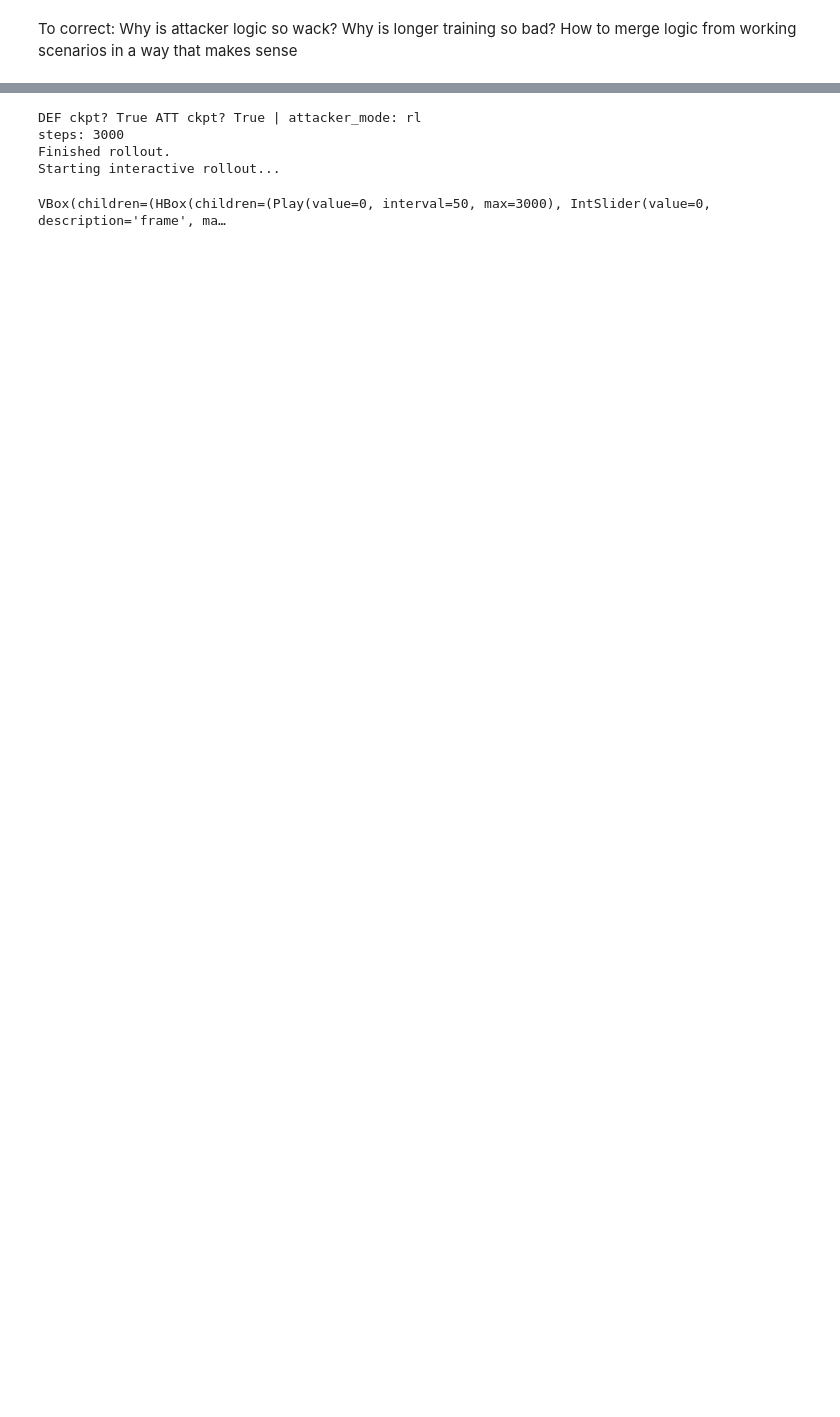
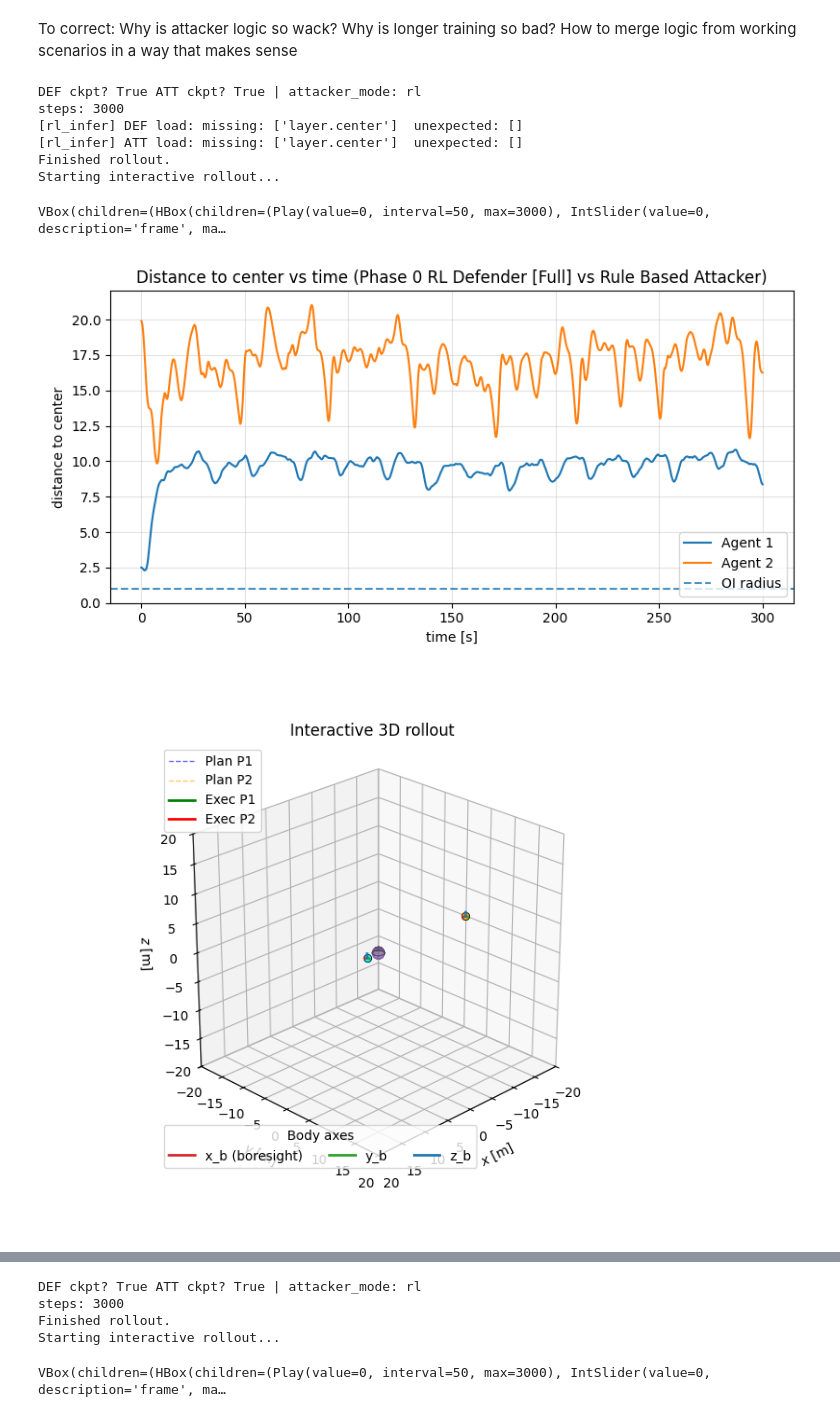
Before and after one commit to gussantaella1/PARL-PO, a Jupyter notebook: GameTheory_TopLevel.ipynb, the cells around one changed output, grey strips where cells are left out. Drawn from its saved outputs; the diff is of its cells as text; code cells hidden in the pictures; blank space fills up the shorter version.

```diff
--- a/GameTheory_TopLevel.ipynb
+++ b/GameTheory_TopLevel.ipynb
@@ -275,5 +174,27 @@ Finished rollout.
 # %% [markdown]
 To correct: Why is attacker logic so wack? Why is longer training so bad? How to merge logic from working scenarios in a way that makes sense
+# %%
+if __name__ == "__main__":
+    rollout, cfg = run_with(
+        CKPT_DIR = Path("Training_Policy_New_Reward"),
+        POLICY_DEFENDER="def1_teacher.pt",
+        POLICY_ATTACKER="att1_teacher.pt",
+        ATTACKER_MODE="rl",
+        USE_UKF=False,
+        ANIMATE_ROLLOUT=True
+    )
+
+    plot_rollout_center_distance(rollout, cfg, title = "Distance to center vs time (Phase 0 RL Defender [Full] vs Rule Based Attacker)")
+# %% [output]
+DEF ckpt? True ATT ckpt? True | attacker_mode: rl
+steps: 3000
+[rl_infer] DEF load: missing: ['layer.center']  unexpected: []
+[rl_infer] ATT load: missing: ['layer.center']  unexpected: []
+Finished rollout.
+Starting interactive rollout...
+VBox(children=(HBox(children=(Play(value=0, interval=50, max=3000), IntSlider(value=0, description='frame', ma…
+[figure, added]
+[figure, added]
 # %%
 if __name__ == "__main__":
     rollout, cfg = run_with(
```
Also changed, not shown: parts of 14 cells of this notebook, 59 other files.
